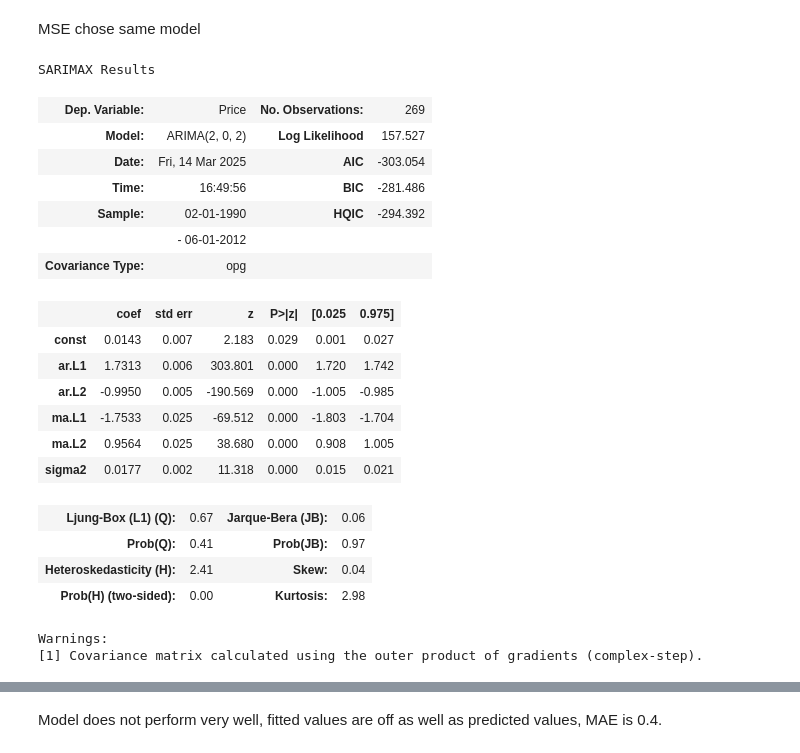
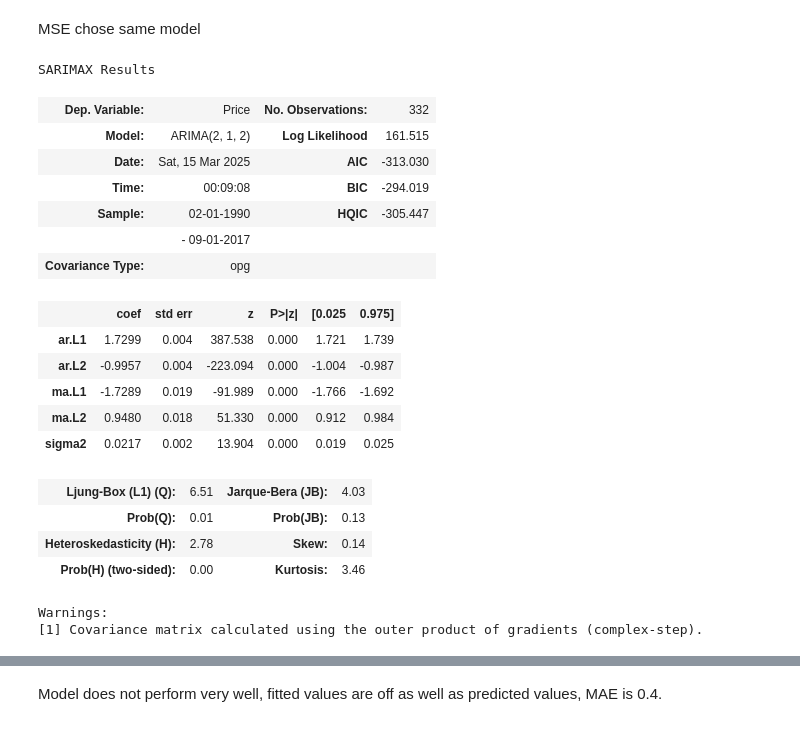
Before and after one commit to bktakacs/springboard_dsc_capstone3, a Jupyter notebook: pp-model.ipynb, the cells around one changed output, grey strips where cells are left out. Cells and saved outputs as stored; diff of their text form; code cells hidden in the pictures.

```diff
--- a/pp-model.ipynb
+++ b/pp-model.ipynb
@@ -116,7 +118,7 @@ df_diff
 | 2024-08-01 | 0.20 | -52.993 | 11.054 | -265.691 | -0.146 |
 415 rows × 5 columns
 # %%
-split = 0.65
+split = 0.8
 
 #Endogenous vars
 # normal
@@ -219,29 +221,30 @@ MSE chose same model
 # %%
 forecast_length = 36 # forecast 3 years
 
-model_arima1 = ARIMA(ytrain_diff, order=best_order_price)
+model_arima1 = ARIMA(ytrain, order=(2,1,2), )
 model_arima_fit1 = model_arima1.fit()
 forecast_arima1 = model_arima_fit1.forecast(steps=forecast_length)
+# .cumsum() + ytrain[-1]
+# forecast_arima1 = forecast_arima1.cumsum() + ytrain_diff[-1]
 model_arima_fit1.summary()
 # %% [output]
 SARIMAX Results
-| Dep. Variable: | Price | No. Observations: | 269 |
-| Model: | ARIMA(2, 0, 2) | Log Likelihood | 157.527 |
-| Date: | Fri, 14 Mar 2025 | AIC | -303.054 |
-| Time: | 16:49:56 | BIC | -281.486 |
-| Sample: | 02-01-1990 | HQIC | -294.392 |
-|  | - 06-01-2012 |  |  |
+| Dep. Variable: | Price | No. Observations: | 332 |
+| Model: | ARIMA(2, 1, 2) | Log Likelihood | 161.515 |
+| Date: | Sat, 15 Mar 2025 | AIC | -313.030 |
+| Time: | 00:09:08 | BIC | -294.019 |
+| Sample: | 02-01-1990 | HQIC | -305.447 |
+|  | - 09-01-2017 |  |  |
 | Covariance Type: | opg |  |  |
 |  | coef | std err | z | P>|z| | [0.025 | 0.975] |
-| const | 0.0143 | 0.007 | 2.183 | 0.029 | 0.001 | 0.027 |
-| ar.L1 | 1.7313 | 0.006 | 303.801 | 0.000 | 1.720 | 1.742 |
-| ar.L2 | -0.9950 | 0.005 | -190.569 | 0.000 | -1.005 | -0.985 |
-| ma.L1 | -1.7533 | 0.025 | -69.512 | 0.000 | -1.803 | -1.704 |
-| ma.L2 | 0.9564 | 0.025 | 38.680 | 0.000 | 0.908 | 1.005 |
-| sigma2 | 0.0177 | 0.002 | 11.318 | 0.000 | 0.015 | 0.021 |
+| ar.L1 | 1.7299 | 0.004 | 387.538 | 0.000 | 1.721 | 1.739 |
+| ar.L2 | -0.9957 | 0.004 | -223.094 | 0.000 | -1.004 | -0.987 |
+| ma.L1 | -1.7289 | 0.019 | -91.989 | 0.000 | -1.766 | -1.692 |
+| ma.L2 | 0.9480 | 0.018 | 51.330 | 0.000 | 0.912 | 0.984 |
+| sigma2 | 0.0217 | 0.002 | 13.904 | 0.000 | 0.019 | 0.025 |
-| Ljung-Box (L1) (Q): | 0.67 | Jarque-Bera (JB): | 0.06 |
-| Prob(Q): | 0.41 | Prob(JB): | 0.97 |
-| Heteroskedasticity (H): | 2.41 | Skew: | 0.04 |
-| Prob(H) (two-sided): | 0.00 | Kurtosis: | 2.98 |
+| Ljung-Box (L1) (Q): | 6.51 | Jarque-Bera (JB): | 4.03 |
+| Prob(Q): | 0.01 | Prob(JB): | 0.13 |
+| Heteroskedasticity (H): | 2.78 | Skew: | 0.14 |
+| Prob(H) (two-sided): | 0.00 | Kurtosis: | 3.46 |
 Warnings:
 [1] Covariance matrix calculated using the outer product of gradients (complex-step).
```
Also changed, not shown: parts of 9 cells of this notebook.
